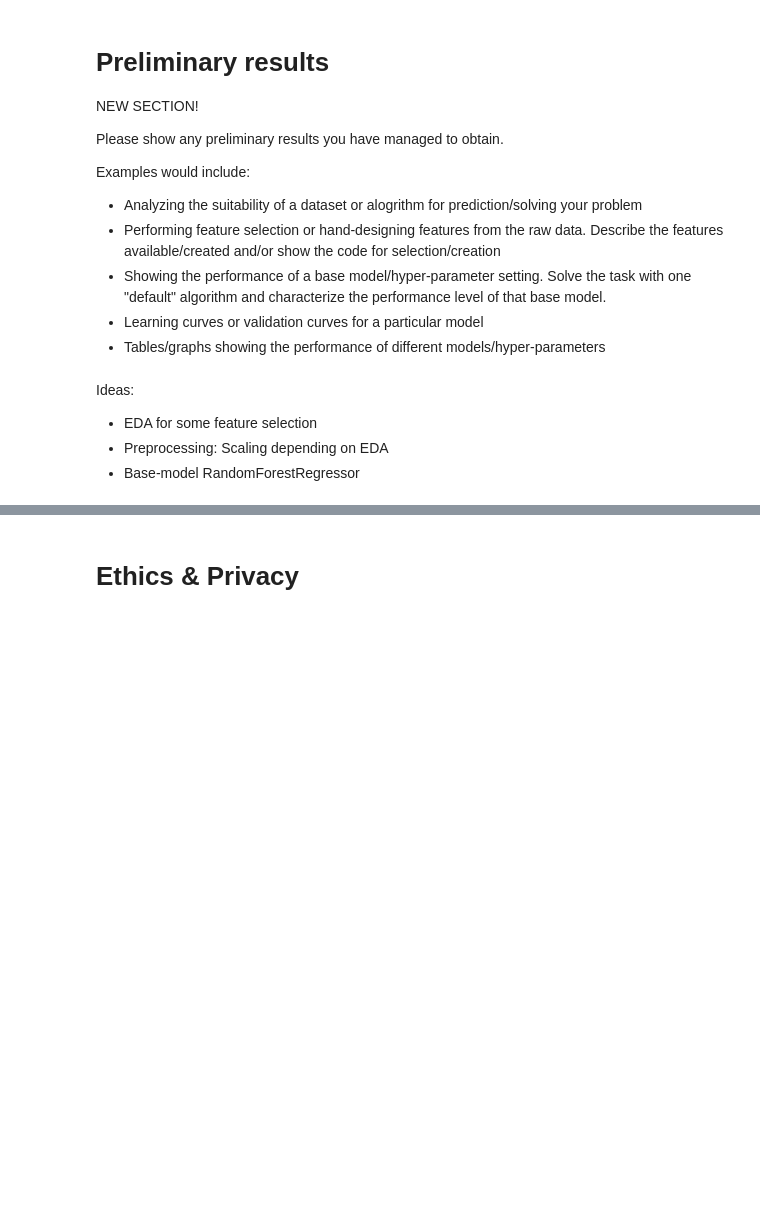
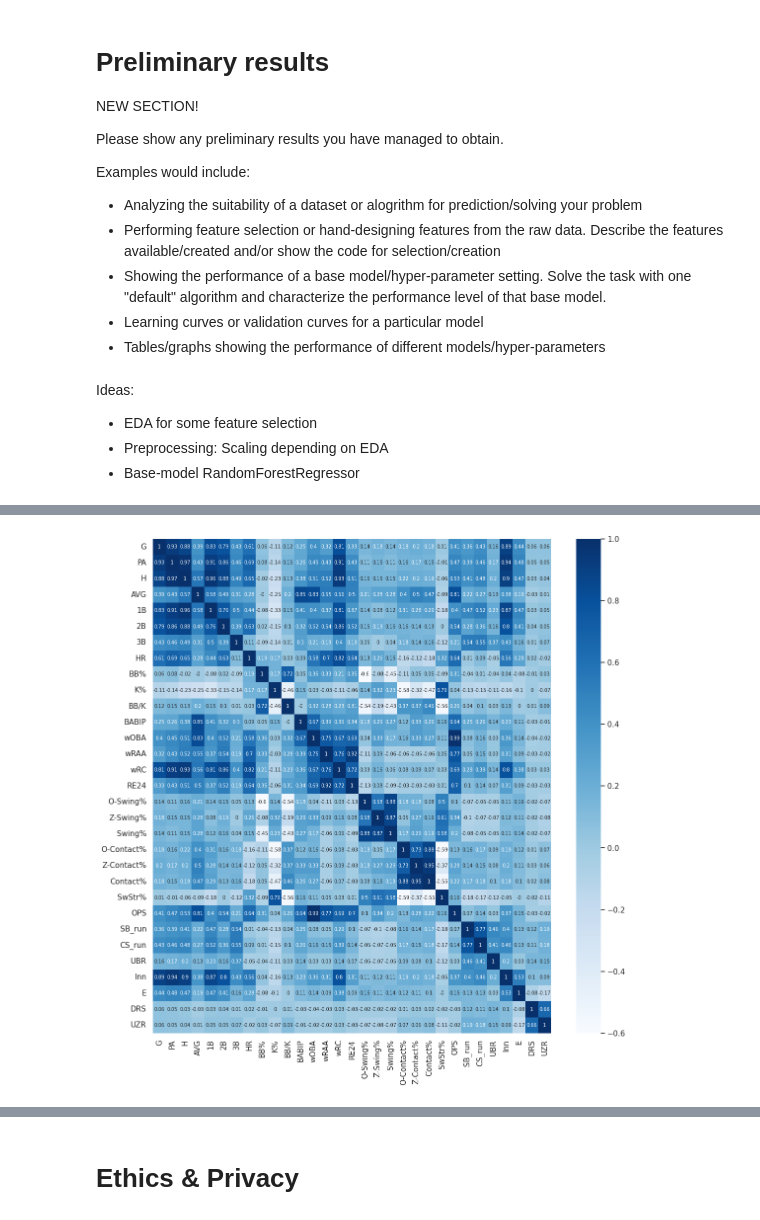
Before and after one commit to COGS118A/Group029-SP23, a Jupyter notebook: Checkpoint_Group029_SP23.ipynb, the cells around one changed output, grey strips where cells are left out. Saved outputs shown, nothing was run; the diff lists cells and outputs as text; code cells hidden in the pictures; blank space fills up the shorter version.

```diff
--- a/Checkpoint_Group029_SP23.ipynb
+++ b/Checkpoint_Group029_SP23.ipynb
@@ -682,0 +779,7 @@ Ideas:
+# %%
+sns.set()
+plt.figure(figsize=(13,13))
+sns.heatmap(df_plyrs.iloc[:, 5:].corr().round(2), annot=True, cmap=plt.cm.Blues, annot_kws={"fontsize":7})
+plt.show()
+# %% [output]
+[figure, added]
```
Also changed, not shown: parts of 28 cells of this notebook.
